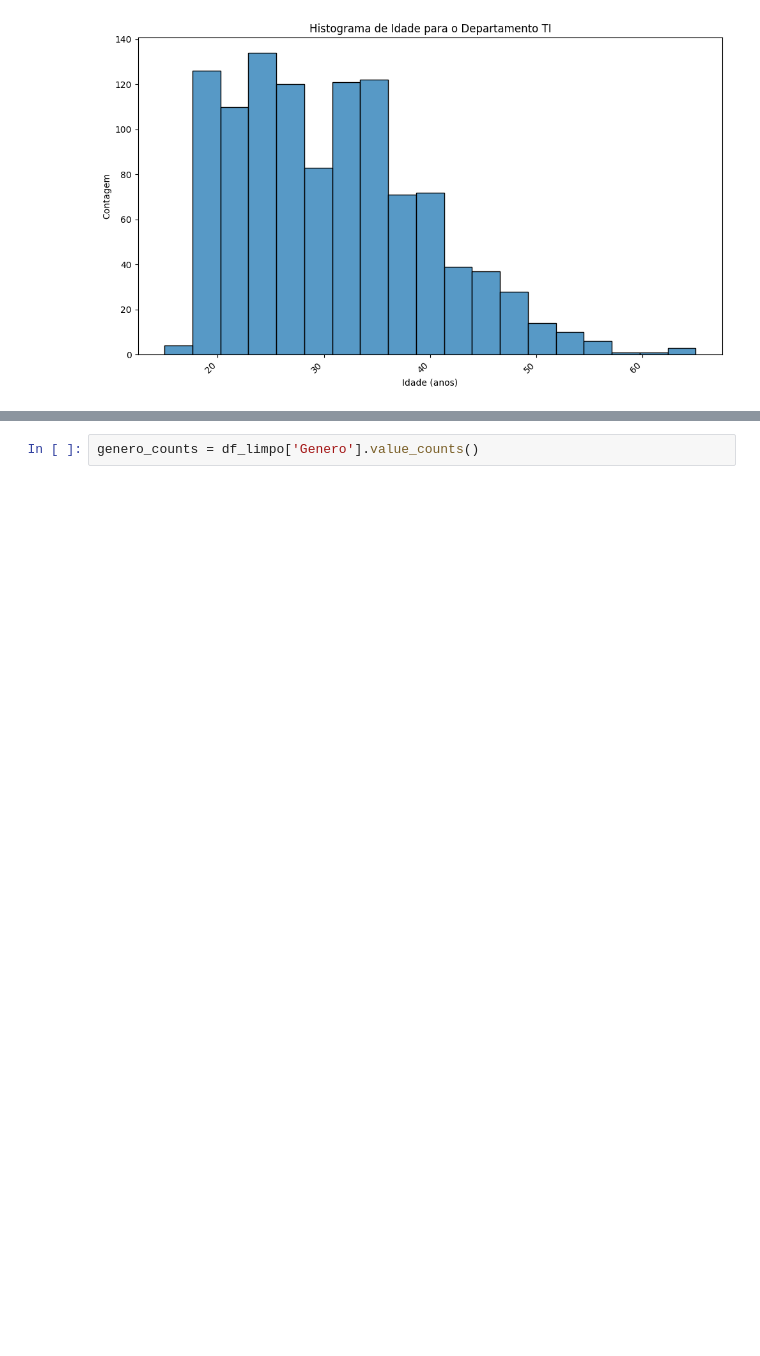
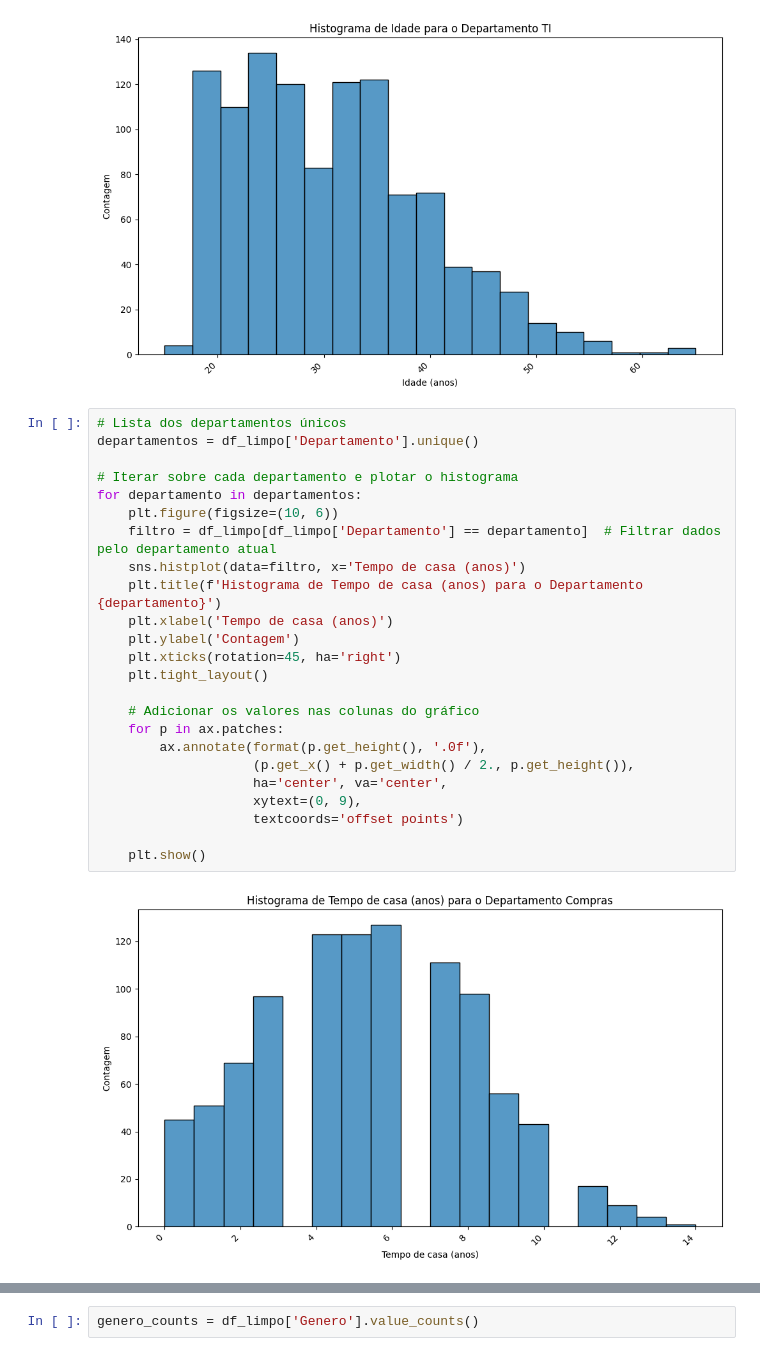
Before and after one commit to Ada-Empregabilidade/adahack-2024-dados, a Jupyter notebook: Entregas/DD-08/codigo.ipynb, the cells around one changed output, grey strips where cells are left out. Drawn from its saved outputs; the diff is of its cells as text; blank space fills up the shorter version.

```diff
--- a/Entregas/DD-08/codigo.ipynb
+++ b/Entregas/DD-08/codigo.ipynb
@@ -540,3 +529,29 @@ for departamento in departamentos:
 [figure]
 [figure]
 [figure]
+# %%
+# Lista dos departamentos únicos
+departamentos = df_limpo['Departamento'].unique()
+
+# Iterar sobre cada departamento e plotar o histograma
+for departamento in departamentos:
+    plt.figure(figsize=(10, 6))
+    filtro = df_limpo[df_limpo['Departamento'] == departamento]  # Filtrar dados pelo departamento atual
+    sns.histplot(data=filtro, x='Tempo de casa (anos)')
+    plt.title(f'Histograma de Tempo de casa (anos) para o Departamento {departamento}')
+    plt.xlabel('Tempo de casa (anos)')
+    plt.ylabel('Contagem')
+    plt.xticks(rotation=45, ha='right')
+    plt.tight_layout()
+
+    # Adicionar os valores nas colunas do gráfico
+    for p in ax.patches:
+        ax.annotate(format(p.get_height(), '.0f'),
+                    (p.get_x() + p.get_width() / 2., p.get_height()),
+                    ha='center', va='center',
+                    xytext=(0, 9),
+                    textcoords='offset points')
+
+    plt.show()
+# %% [output]
+[figure, added]
```
Also changed, not shown: parts of 15 cells of this notebook, 1 other file.
